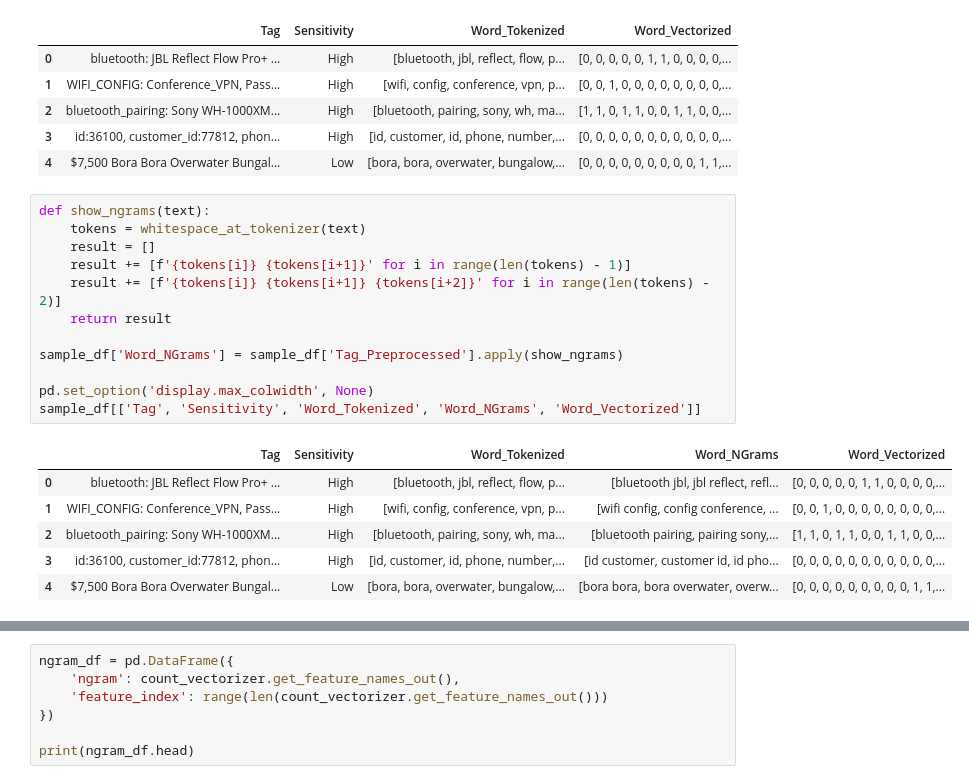
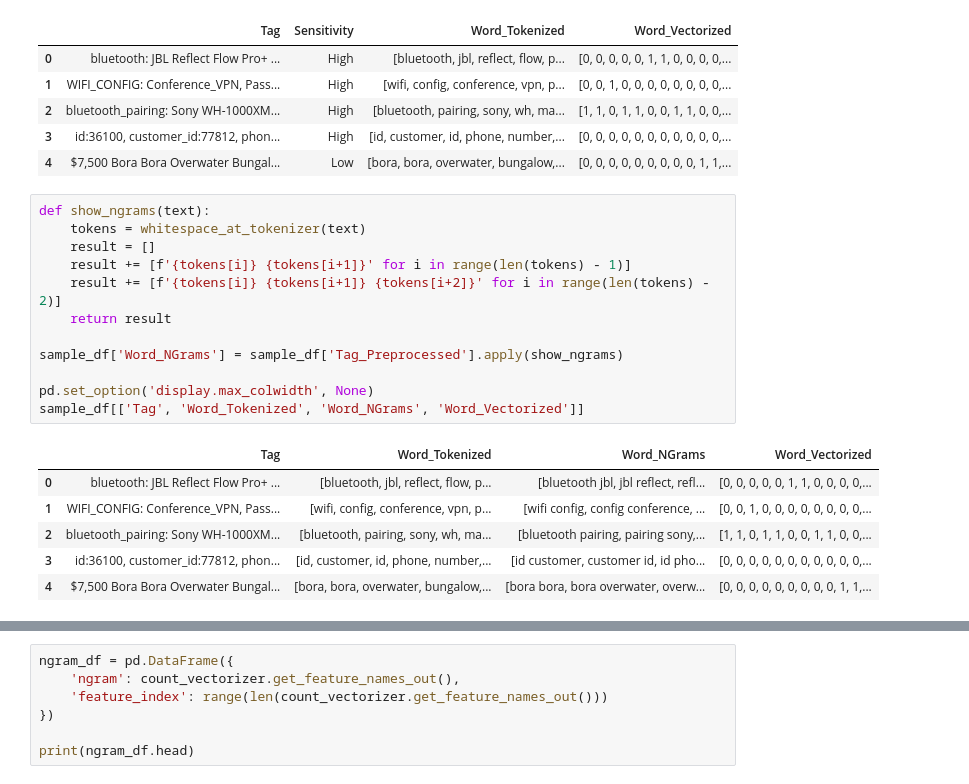
Before and after one commit to woshkrylle/NFCDataAPI, a Jupyter notebook: ModelTraining-1.ipynb, the cells around one changed output, grey strips where cells are left out. Cells and saved outputs as stored; diff of their text form.

```diff
--- a/ModelTraining-1.ipynb
+++ b/ModelTraining-1.ipynb
@@ -261,19 +223,19 @@ sample_df[['Tag', 'Sensitivity', 'Word_Tokenized', 'Word_Vectorized']]
 # %%
 def show_ngrams(text):
     tokens = whitespace_at_tokenizer(text)
     result = []
     result += [f'{tokens[i]} {tokens[i+1]}' for i in range(len(tokens) - 1)]
     result += [f'{tokens[i]} {tokens[i+1]} {tokens[i+2]}' for i in range(len(tokens) - 2)]
     return result
 
 sample_df['Word_NGrams'] = sample_df['Tag_Preprocessed'].apply(show_ngrams)
 
 pd.set_option('display.max_colwidth', None)
-sample_df[['Tag', 'Sensitivity', 'Word_Tokenized', 'Word_NGrams', 'Word_Vectorized']]
+sample_df[['Tag', 'Word_Tokenized', 'Word_NGrams', 'Word_Vectorized']]
 # %% [output]
-|  | Tag | Sensitivity | Word_Tokenized | Word_NGrams | Word_Vectorized |
-| 0 | bluetooth: JBL Reflect Flow Pro+ ... | High | [bluetooth, jbl, reflect, flow, p... | [bluetooth jbl, jbl reflect, refl... | [0, 0, 0, 0, 0, 1, 1, 0, 0, 0, 0,... |
-| 1 | WIFI_CONFIG: Conference_VPN, Pass... | High | [wifi, config, conference, vpn, p... | [wifi config, config conference, ... | [0, 0, 1, 0, 0, 0, 0, 0, 0, 0, 0,... |
-| 2 | bluetooth_pairing: Sony WH-1000XM... | High | [bluetooth, pairing, sony, wh, ma... | [bluetooth pairing, pairing sony,... | [1, 1, 0, 1, 1, 0, 0, 1, 1, 0, 0,... |
-| 3 | id:36100, customer_id:77812, phon... | High | [id, customer, id, phone, number,... | [id customer, customer id, id pho... | [0, 0, 0, 0, 0, 0, 0, 0, 0, 0, 0,... |
-| 4 | $7,500 Bora Bora Overwater Bungal... | Low | [bora, bora, overwater, bungalow,... | [bora bora, bora overwater, overw... | [0, 0, 0, 0, 0, 0, 0, 0, 0, 1, 1,... |
+|  | Tag | Word_Tokenized | Word_NGrams | Word_Vectorized |
+| 0 | bluetooth: JBL Reflect Flow Pro+ ... | [bluetooth, jbl, reflect, flow, p... | [bluetooth jbl, jbl reflect, refl... | [0, 0, 0, 0, 0, 1, 1, 0, 0, 0, 0,... |
+| 1 | WIFI_CONFIG: Conference_VPN, Pass... | [wifi, config, conference, vpn, p... | [wifi config, config conference, ... | [0, 0, 1, 0, 0, 0, 0, 0, 0, 0, 0,... |
+| 2 | bluetooth_pairing: Sony WH-1000XM... | [bluetooth, pairing, sony, wh, ma... | [bluetooth pairing, pairing sony,... | [1, 1, 0, 1, 1, 0, 0, 1, 1, 0, 0,... |
+| 3 | id:36100, customer_id:77812, phon... | [id, customer, id, phone, number,... | [id customer, customer id, id pho... | [0, 0, 0, 0, 0, 0, 0, 0, 0, 0, 0,... |
+| 4 | $7,500 Bora Bora Overwater Bungal... | [bora, bora, overwater, bungalow,... | [bora bora, bora overwater, overw... | [0, 0, 0, 0, 0, 0, 0, 0, 0, 1, 1,... |
```
Also changed, not shown: parts of 18 cells of this notebook, 28 other files.
